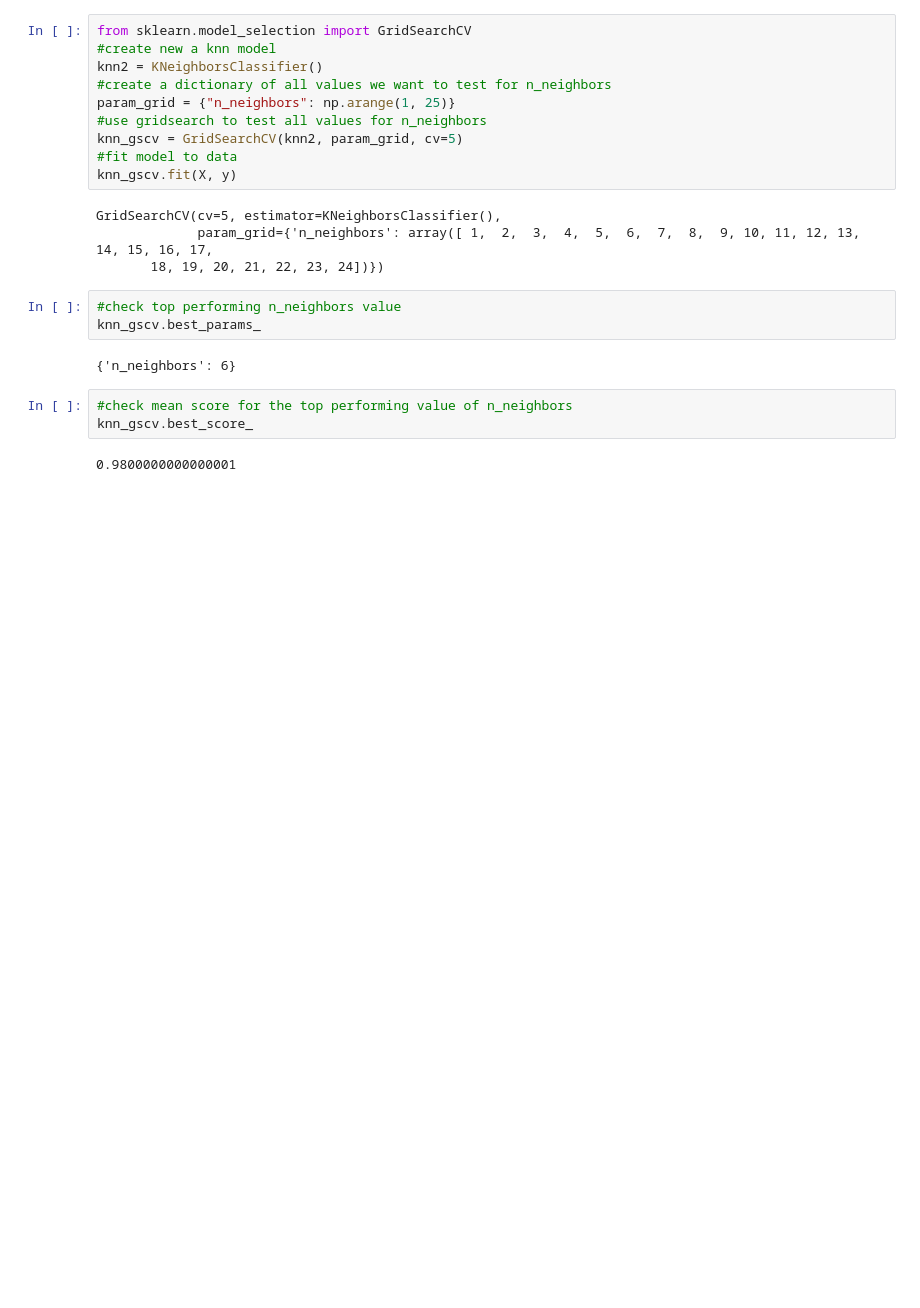
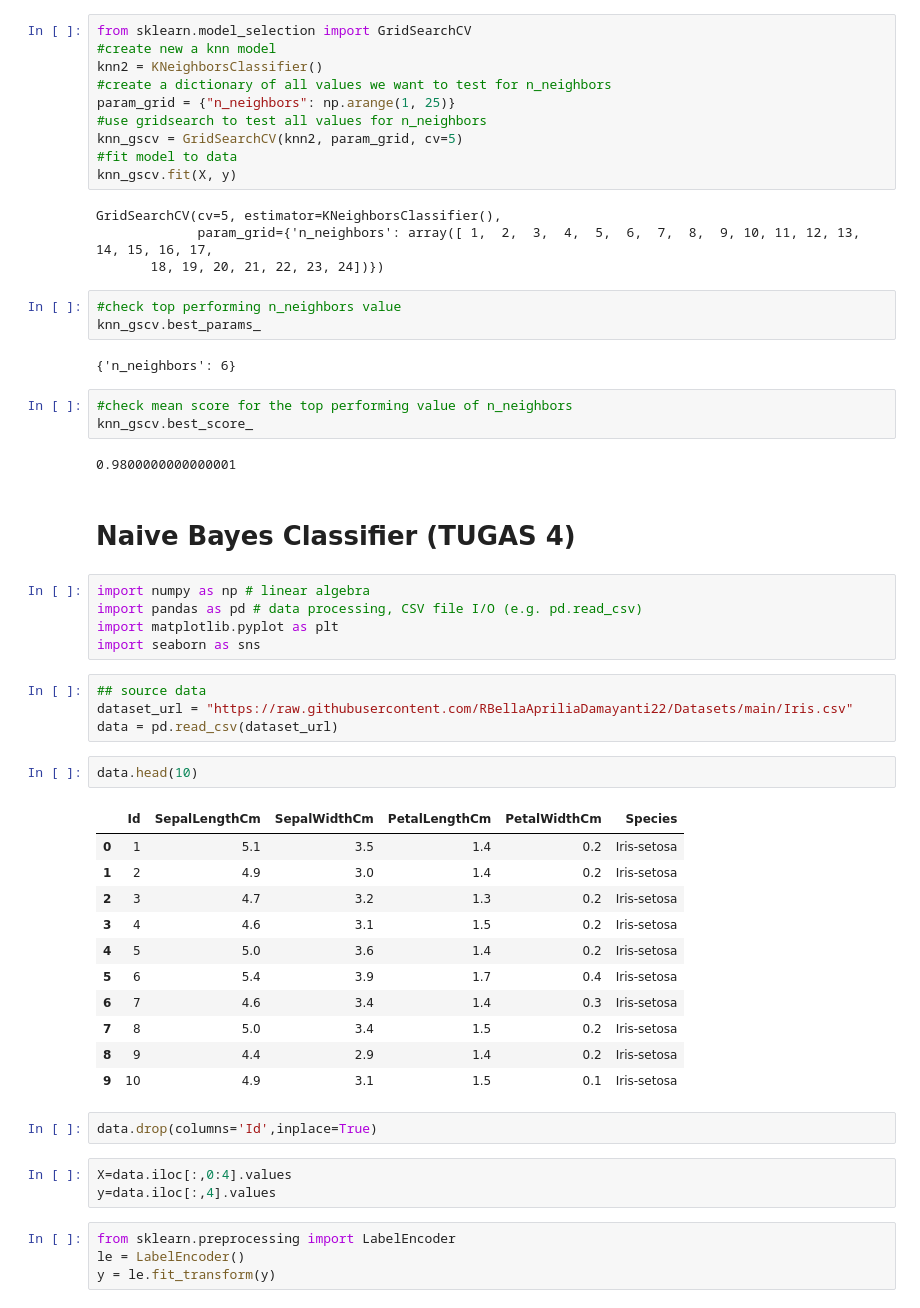
Before and after one commit to RBellaApriliaDamayanti22/datamining, a Jupyter notebook: _sources/notebooks.ipynb, the cells around one changed output. Saved outputs shown, nothing was run; the diff lists cells and outputs as text; blank space fills up the shorter version.

```diff
--- a/_sources/notebooks.ipynb
+++ b/_sources/notebooks.ipynb
@@ -1005,3 +1005,37 @@ knn_gscv.best_params_
 knn_gscv.best_score_
 # %% [output]
 0.9800000000000001
+# %% [markdown]
+# Naive Bayes Classifier (TUGAS 4)
+# %%
+import numpy as np # linear algebra
+import pandas as pd # data processing, CSV file I/O (e.g. pd.read_csv)
+import matplotlib.pyplot as plt
+import seaborn as sns
+# %%
+## source data
+dataset_url = "https://raw.githubusercontent.com/RBellaApriliaDamayanti22/Datasets/main/Iris.csv"
+data = pd.read_csv(dataset_url)
+# %%
+data.head(10)
+# %% [output]
+|  | Id | SepalLengthCm | SepalWidthCm | PetalLengthCm | PetalWidthCm | Species |
+| 0 | 1 | 5.1 | 3.5 | 1.4 | 0.2 | Iris-setosa |
+| 1 | 2 | 4.9 | 3.0 | 1.4 | 0.2 | Iris-setosa |
+| 2 | 3 | 4.7 | 3.2 | 1.3 | 0.2 | Iris-setosa |
+| 3 | 4 | 4.6 | 3.1 | 1.5 | 0.2 | Iris-setosa |
+| 4 | 5 | 5.0 | 3.6 | 1.4 | 0.2 | Iris-setosa |
+| 5 | 6 | 5.4 | 3.9 | 1.7 | 0.4 | Iris-setosa |
+| 6 | 7 | 4.6 | 3.4 | 1.4 | 0.3 | Iris-setosa |
+| 7 | 8 | 5.0 | 3.4 | 1.5 | 0.2 | Iris-setosa |
+| 8 | 9 | 4.4 | 2.9 | 1.4 | 0.2 | Iris-setosa |
+| 9 | 10 | 4.9 | 3.1 | 1.5 | 0.1 | Iris-setosa |
+# %%
+data.drop(columns='Id',inplace=True)
+# %%
+X=data.iloc[:,0:4].values
+y=data.iloc[:,4].values
+# %%
+from sklearn.preprocessing import LabelEncoder
+le = LabelEncoder()
+y = le.fit_transform(y)
```
Also changed, not shown: parts of 30 cells of this notebook, 5 other files.
